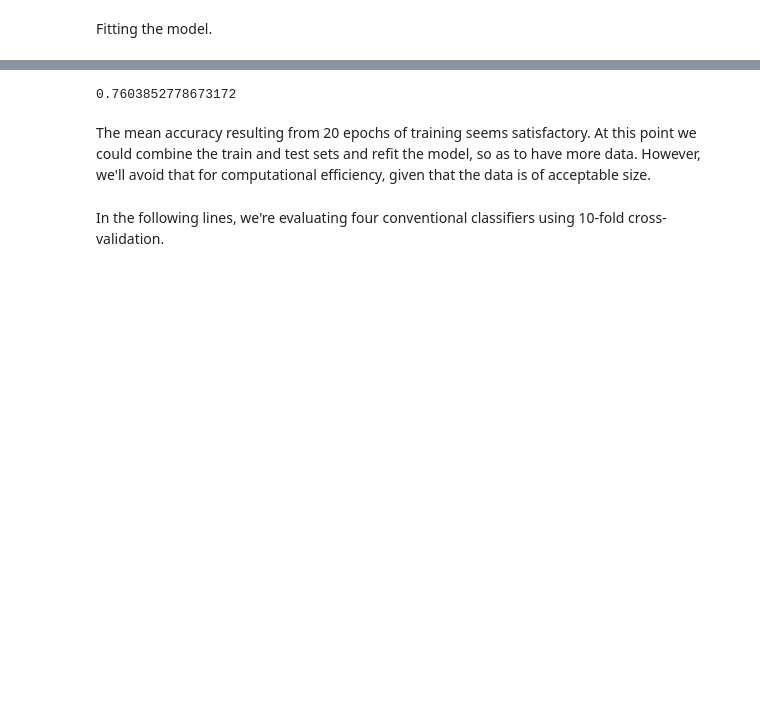
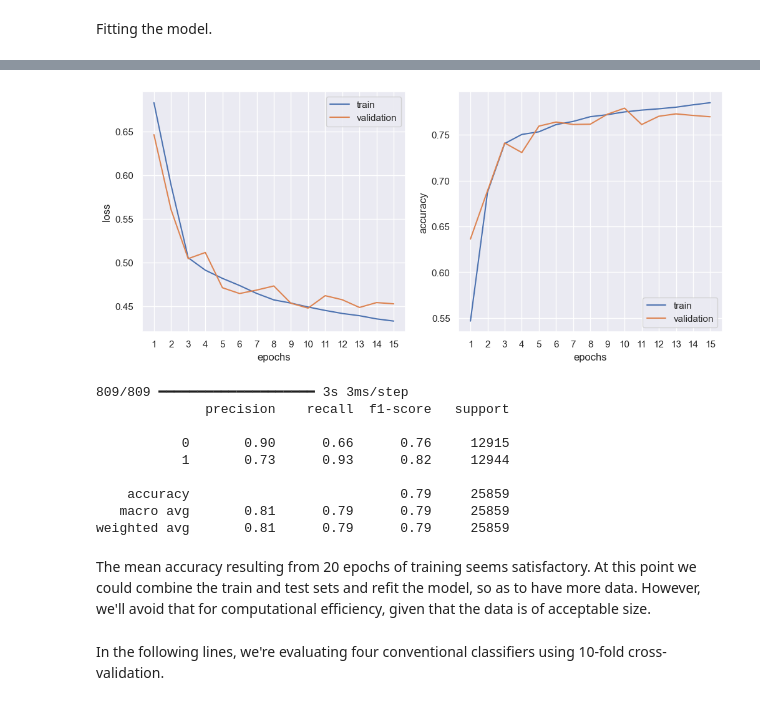
Before and after one commit to isevr/NBA_runs_prediction, a Jupyter notebook: cNN LE.ipynb, the cells around one changed output, grey strips where cells are left out. Saved outputs shown, nothing was run; the diff lists cells and outputs as text; code cells hidden in the pictures; blank space fills up the shorter version.

```diff
--- a/cNN LE.ipynb
+++ b/cNN LE.ipynb
@@ -304,7 +304,7 @@ TurnoverPlayer10      object
 class                  int64
 Length: 112, dtype: object
 # %%
-combined_df = pd.read_csv('ATL_runs.csv')
+combined_df = pd.read_csv('home_runs.csv')
 combined_df
 # %% [output]
 |  | ShotDist1 | TimeoutTeam1 | Substitution1 | Shooter1 | Rebounder1 | Blocker1 | Fouler1 | ReboundType1 | ... |
@@ -470,8 +470,10 @@ model.add(Conv2D(25,(3,3), strides=1, padding='same', activation='relu'))
 model.add(MaxPool2D((2, 2), strides=1, padding="same"))
 model.add(Dropout(0.3))
 model.add(Flatten())
-model.add(Dense(units=128, activation="relu"))
-model.add(Dense(units=64, activation="relu"))
+model.add(Dense(units=128, activation="sigmoid"))
+model.add(Dense(units=64, activation="sigmoid"))
+model.add(Dense(units=32, activation="sigmoid"))
+
 
 model.add(Dense(units=num_categories, activation="softmax"))
 model.compile(loss="binary_crossentropy", metrics=["accuracy"],optimizer='rmsprop')
@@ -502,9 +480,45 @@ Model: "sequential"
 # %% [markdown]
 Fitting the model.
 # %%
+from tensorflow.keras.callbacks import EarlyStopping
+
+early_stopping = EarlyStopping(patience=5,verbose=1,monitor='val_accuracy')
+
 history = model.fit(
-    a, y_train, epochs=20, verbose=1, validation_data=(b, y_test))
+    a, y_train, epochs=20, verbose=1, validation_data=(b, y_test),callbacks=[early_stopping])
 
-sum(history.history['val_accuracy'])/len(history.history['val_accuracy'])
+import matplotlib.pyplot as plt
+import seaborn as sns
+sns.set_theme()
+
+stopped_epoch = len(history.history['loss'])
+
+plt.figure(figsize=(12,5))
+
+# Plot loss
+plt.subplot(1,2,1)
+plt.plot(range(1, stopped_epoch + 1), history.history['loss'])
+plt.plot(range(1, stopped_epoch + 1), history.history['val_loss'])
+plt.xticks([i for i in range(1, stopped_epoch + 1)])
+plt.xlabel('epochs')
+plt.ylabel('loss')
+plt.legend(['train', 'validation'], loc='upper right')
+
+# Plot accuracy
+plt.subplot(1,2,2)
+plt.plot(range(1, stopped_epoch + 1), history.history['accuracy'])
+plt.plot(range(1, stopped_epoch + 1), history.history['val_accuracy'])
+plt.xlabel('epochs')
+plt.ylabel('accuracy')
+plt.legend(['train', 'validation'], loc='lower right')
+plt.xticks([i for i in range(1, stopped_epoch + 1)])
+
+plt.show()
+
+
+from sklearn.metrics import classification_report
+preds = model.predict(a)
+
+print(classification_report(np.argmax(y_train,axis=1), np.argmax(preds,axis=1)))
 # %% [output]
 Epoch 1/20
@@ -527,4 +541,13 @@ Epoch 20/20
+[figure, added]
-0.7603852778673172
+809/809 ━━━━━━━━━━━━━━━━━━━━ 3s 3ms/step
+              precision    recall  f1-score   support
+
+           0       0.90      0.66      0.76     12915
+           1       0.73      0.93      0.82     12944
+
+    accuracy                           0.79     25859
+   macro avg       0.81      0.79      0.79     25859
+weighted avg       0.81      0.79      0.79     25859
 # %% [markdown]
 The mean accuracy resulting from 20 epochs of training seems satisfactory. At this point we could combine the train and test sets and refit the model, so as to have more data. However, we'll avoid that for computational efficiency, given that the data is of acceptable size.
 # %% [markdown]
```
Also changed, not shown: parts of 7 cells of this notebook, 13 other files.
